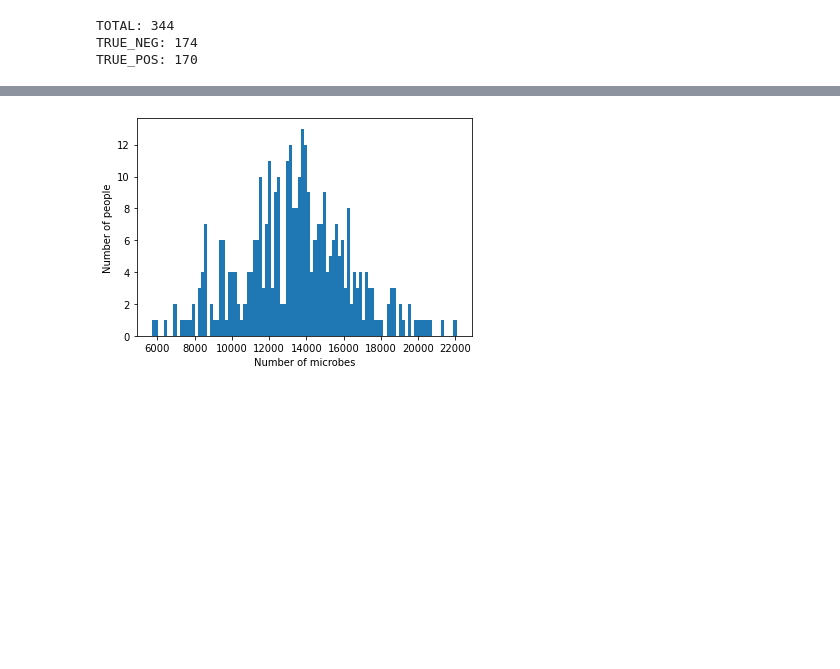
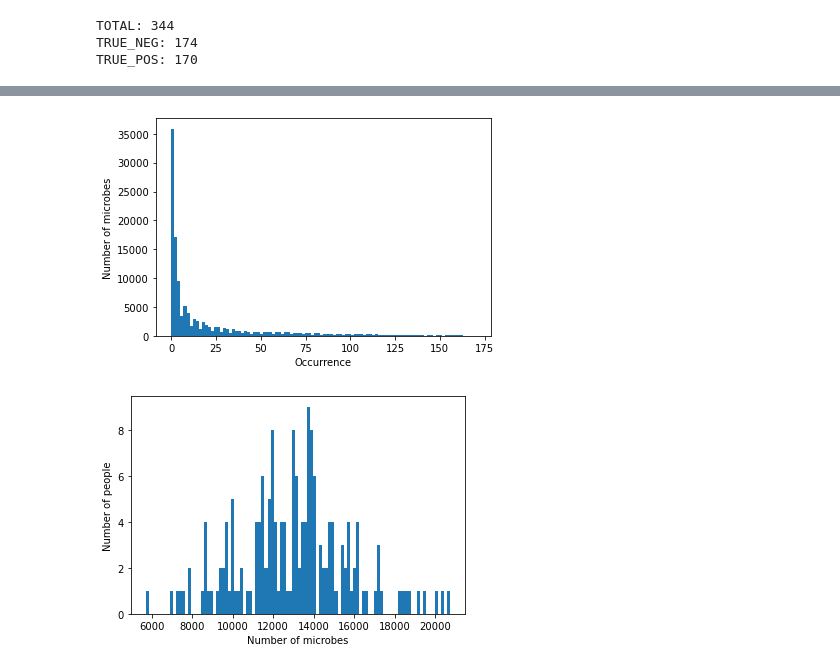
Before and after one commit to mangoflavoured/mangoflavoured.github.io, a Jupyter notebook: mmgraph_test.ipynb, the cells around one changed output, grey strips where cells are left out. Cells and saved outputs as stored; diff of their text form; code cells hidden in the pictures; blank space fills up the shorter version.

```diff
--- a/mmgraph_test.ipynb
+++ b/mmgraph_test.ipynb
@@ -132,9 +144,18 @@ No 0 occurence microbe found
+# %%
+#bacteria abundance distribution
+bacteria_count_t2d = np.count_nonzero(t2d_true_matrix, axis=0)
+plt.hist(bacteria_count_t2d, 100)
+plt.xlabel("Occurrence")
+plt.ylabel("Number of microbes")
+plt.show()
+# %% [output]
+[figure, added]
 # %%
 #Distribution of no. of bacteria in people
-bacteria_per_person = np.count_nonzero(t2d_matrix, axis=1)
+bacteria_per_person = np.count_nonzero(t2d_false_matrix, axis=1)
 plt.hist(bacteria_per_person, 100)
 plt.xlabel("Number of microbes")
 plt.ylabel("Number of people")
 plt.show()
 # %% [output]
-[figure, old version]
+[figure, new version]
```
Also changed, not shown: parts of 12 cells of this notebook.
